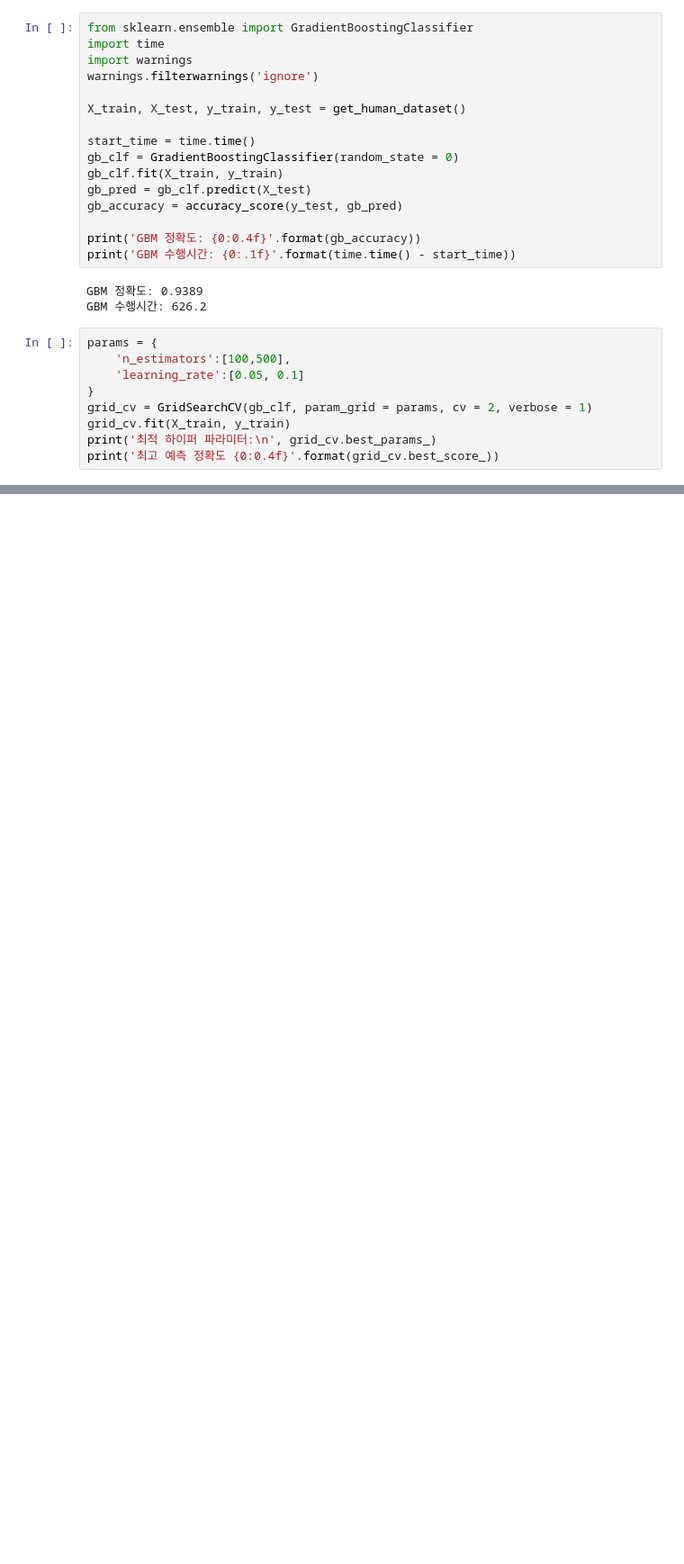
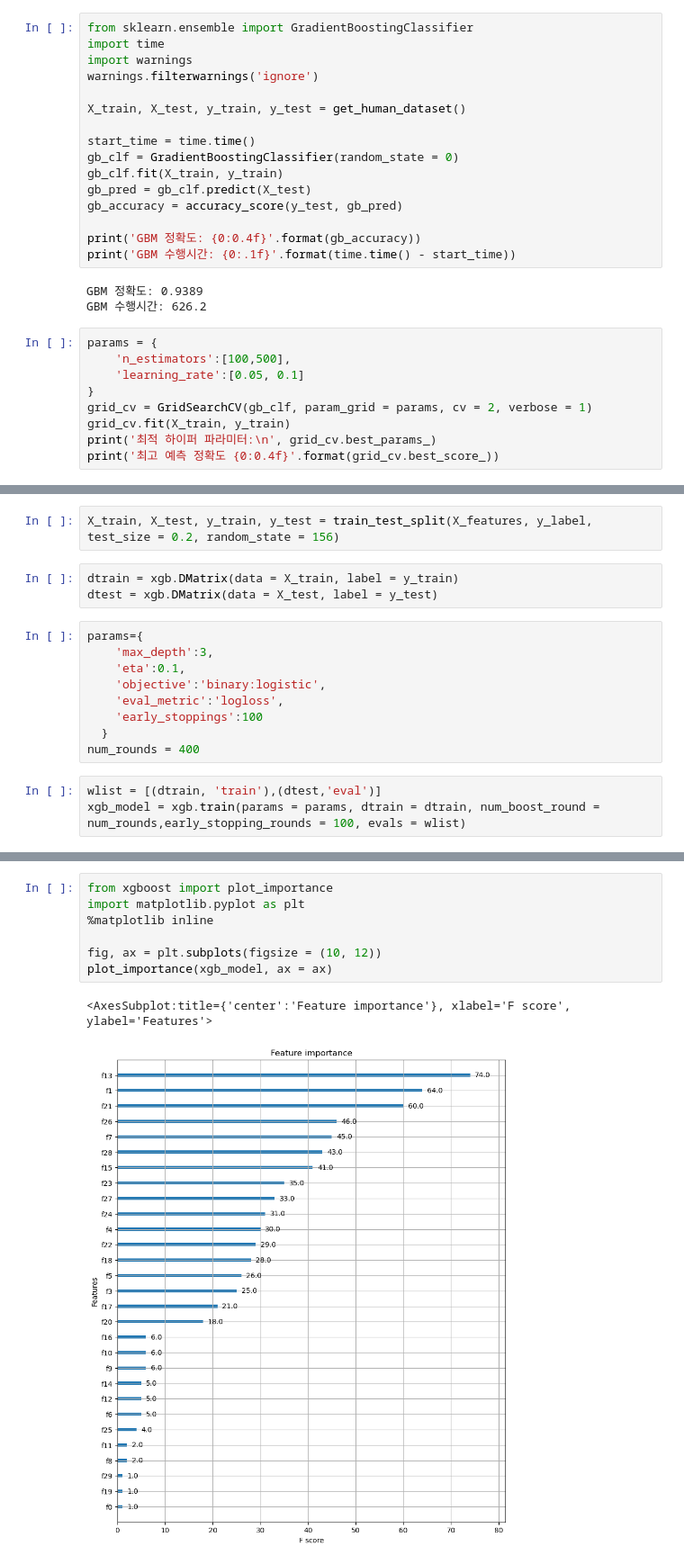
Before and after one commit to Bo-kyoung/AI-practices, a Jupyter notebook: PerfectGuide/9. EnsembleLearning.ipynb, the cells around one changed output, grey strips where cells are left out. Shown: that part at 90% size. Drawn from its saved outputs; the diff is of its cells as text; blank space fills up the shorter version.

```diff
--- a/PerfectGuide/9. EnsembleLearning.ipynb
+++ b/PerfectGuide/9. EnsembleLearning.ipynb
@@ -164,0 +193,17 @@ print('최고 예측 정확도 {0:0.4f}'.format(grid_cv.best_score_))
+# %%
+X_train, X_test, y_train, y_test = train_test_split(X_features, y_label, test_size = 0.2, random_state = 156)
+# %%
+dtrain = xgb.DMatrix(data = X_train, label = y_train)
+dtest = xgb.DMatrix(data = X_test, label = y_test)
+# %%
+params={
+    'max_depth':3,
+    'eta':0.1,
+    'objective':'binary:logistic',
+    'eval_metric':'logloss',
+    'early_stoppings':100
+  }
+num_rounds = 400
+# %%
+wlist = [(dtrain, 'train'),(dtest,'eval')]
+xgb_model = xgb.train(params = params, dtrain = dtrain, num_boost_round = num_rounds,early_stopping_rounds = 100, evals = wlist)
@@ -164,0 +258,10 @@ print('최고 예측 정확도 {0:0.4f}'.format(grid_cv.best_score_))
+# %%
+from xgboost import plot_importance
+import matplotlib.pyplot as plt
+%matplotlib inline
+
+fig, ax = plt.subplots(figsize = (10, 12))
+plot_importance(xgb_model, ax = ax)
+# %% [output]
+<AxesSubplot:title={'center':'Feature importance'}, xlabel='F score', ylabel='Features'>
+[figure, added]
```
Also changed, not shown: parts of 13 cells of this notebook.
